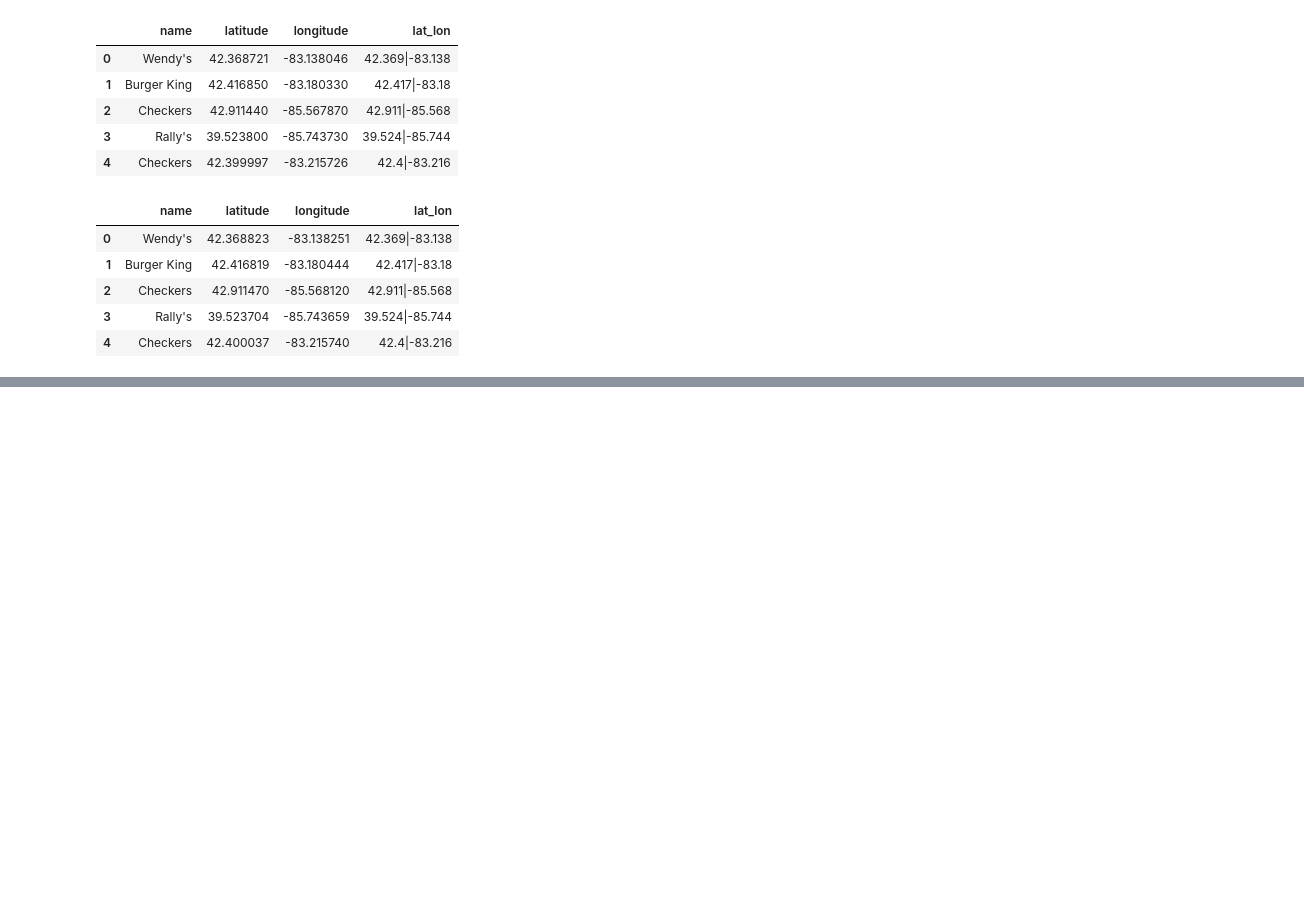
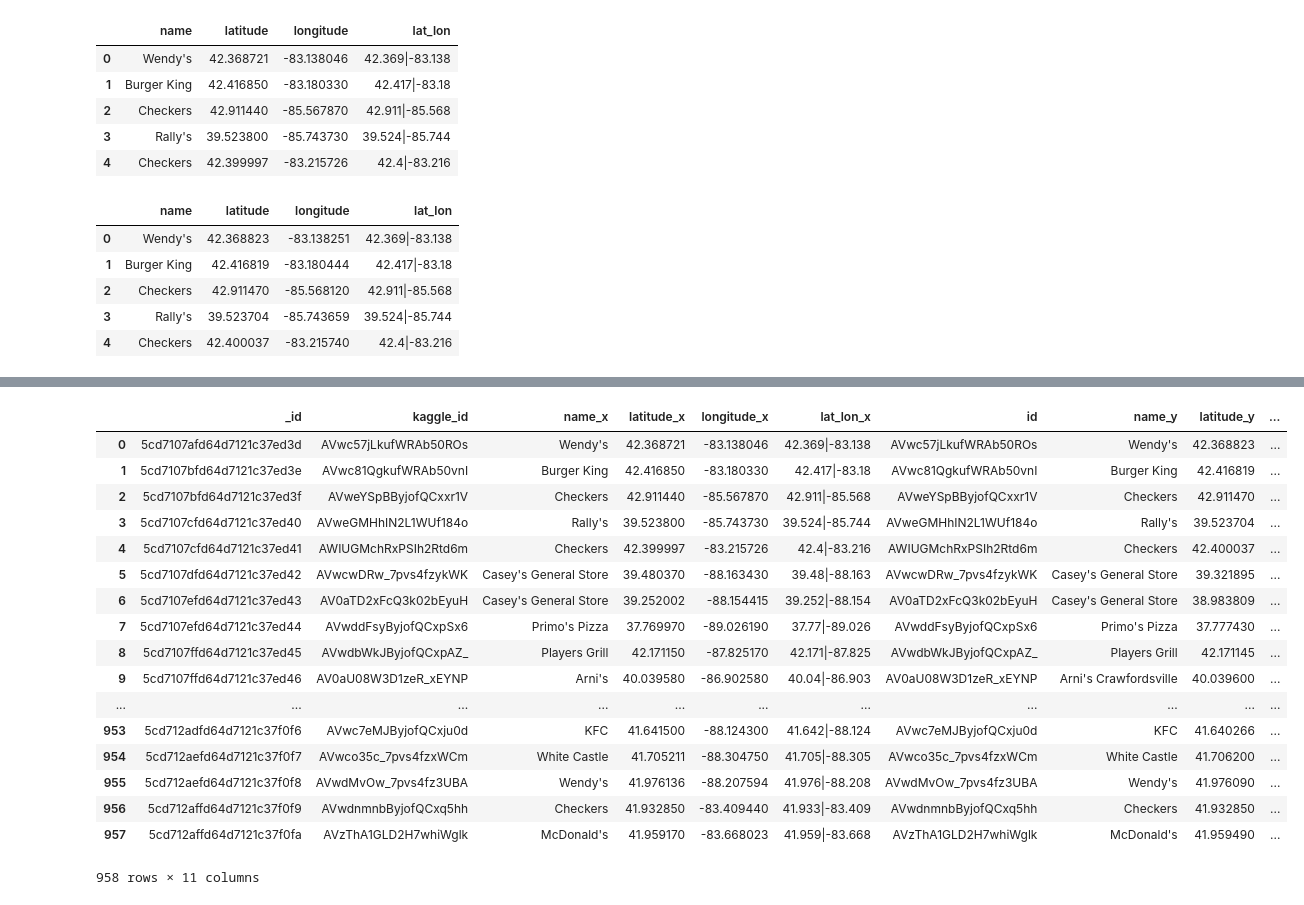
Before and after one commit to Zolaaddis/ETL_Project, a Jupyter notebook: Database Merge.ipynb, the cells around one changed output, grey strips where cells are left out. Drawn from its saved outputs; the diff is of its cells as text; code cells hidden in the pictures; blank space fills up the shorter version.

```diff
--- a/Database Merge.ipynb
+++ b/Database Merge.ipynb
@@ -98,0 +106,26 @@ yelp_df[['kaggle_id','name', 'location', 'distance']].merge(kaggle_df[['id', 'na
+# %%
+# We are going to attempt a different method of combining our two datasets
+# When the Yelp data was generated, we recorded which row in the kaggle data was used to generate that API response as "kaggle_id"
+# As all of the Yelp data (except for a handful of occasions where the API returned nothing at all) has an associated kaggle_id, this merge should result in significantly less lost data
+
+new_merged_df = yelp_df[['_id', 'kaggle_id','name', 'latitude', 'longitude', 'lat_lon']].merge(kaggle_df[['id', 'name', 'latitude', 'longitude', 'lat_lon']], left_on='kaggle_id', right_on='id')
+new_merged_df
+# %% [output]
+|  | _id | kaggle_id | name_x | latitude_x | longitude_x | lat_lon_x | id | name_y | latitude_y | ... |
+| 0 | 5cd7107afd64d7121c37ed3d | AVwc57jLkufWRAb50ROs | Wendy's | 42.368721 | -83.138046 | 42.369|-83.138 | AVwc57jLkufWRAb50ROs | Wendy's | 42.368823 | ... |
+| 1 | 5cd7107bfd64d7121c37ed3e | AVwc81QgkufWRAb50vnI | Burger King | 42.416850 | -83.180330 | 42.417|-83.18 | AVwc81QgkufWRAb50vnI | Burger King | 42.416819 | ... |
+| 2 | 5cd7107bfd64d7121c37ed3f | AVweYSpBByjofQCxxr1V | Checkers | 42.911440 | -85.567870 | 42.911|-85.568 | AVweYSpBByjofQCxxr1V | Checkers | 42.911470 | ... |
+| 3 | 5cd7107cfd64d7121c37ed40 | AVweGMHhIN2L1WUf184o | Rally's | 39.523800 | -85.743730 | 39.524|-85.744 | AVweGMHhIN2L1WUf184o | Rally's | 39.523704 | ... |
+| 4 | 5cd7107cfd64d7121c37ed41 | AWIUGMchRxPSIh2Rtd6m | Checkers | 42.399997 | -83.215726 | 42.4|-83.216 | AWIUGMchRxPSIh2Rtd6m | Checkers | 42.400037 | ... |
+| 5 | 5cd7107dfd64d7121c37ed42 | AVwcwDRw_7pvs4fzykWK | Casey's General Store | 39.480370 | -88.163430 | 39.48|-88.163 | AVwcwDRw_7pvs4fzykWK | Casey's General Store | 39.321895 | ... |
+| 6 | 5cd7107efd64d7121c37ed43 | AV0aTD2xFcQ3k02bEyuH | Casey's General Store | 39.252002 | -88.154415 | 39.252|-88.154 | AV0aTD2xFcQ3k02bEyuH | Casey's General Store | 38.983809 | ... |
+| 7 | 5cd7107efd64d7121c37ed44 | AVwddFsyByjofQCxpSx6 | Primo's Pizza | 37.769970 | -89.026190 | 37.77|-89.026 | AVwddFsyByjofQCxpSx6 | Primo's Pizza | 37.777430 | ... |
+| 8 | 5cd7107ffd64d7121c37ed45 | AVwdbWkJByjofQCxpAZ_ | Players Grill | 42.171150 | -87.825170 | 42.171|-87.825 | AVwdbWkJByjofQCxpAZ_ | Players Grill | 42.171145 | ... |
+| 9 | 5cd7107ffd64d7121c37ed46 | AV0aU08W3D1zeR_xEYNP | Arni's | 40.039580 | -86.902580 | 40.04|-86.903 | AV0aU08W3D1zeR_xEYNP | Arni's Crawfordsville | 40.039600 | ... |
+| ... | ... | ... | ... | ... | ... | ... | ... | ... | ... | ... |
+| 953 | 5cd712adfd64d7121c37f0f6 | AVwc7eMJByjofQCxju0d | KFC | 41.641500 | -88.124300 | 41.642|-88.124 | AVwc7eMJByjofQCxju0d | KFC | 41.640266 | ... |
+| 954 | 5cd712aefd64d7121c37f0f7 | AVwco35c_7pvs4fzxWCm | White Castle | 41.705211 | -88.304750 | 41.705|-88.305 | AVwco35c_7pvs4fzxWCm | White Castle | 41.706200 | ... |
+| 955 | 5cd712aefd64d7121c37f0f8 | AVwdMvOw_7pvs4fz3UBA | Wendy's | 41.976136 | -88.207594 | 41.976|-88.208 | AVwdMvOw_7pvs4fz3UBA | Wendy's | 41.976090 | ... |
+| 956 | 5cd712affd64d7121c37f0f9 | AVwdnmnbByjofQCxq5hh | Checkers | 41.932850 | -83.409440 | 41.933|-83.409 | AVwdnmnbByjofQCxq5hh | Checkers | 41.932850 | ... |
+| 957 | 5cd712affd64d7121c37f0fa | AVzThA1GLD2H7whiWglk | McDonald's | 41.959170 | -83.668023 | 41.959|-83.668 | AVzThA1GLD2H7whiWglk | McDonald's | 41.959490 | ... |
+958 rows × 11 columns
```
Also changed, not shown: parts of 12 cells of this notebook.
